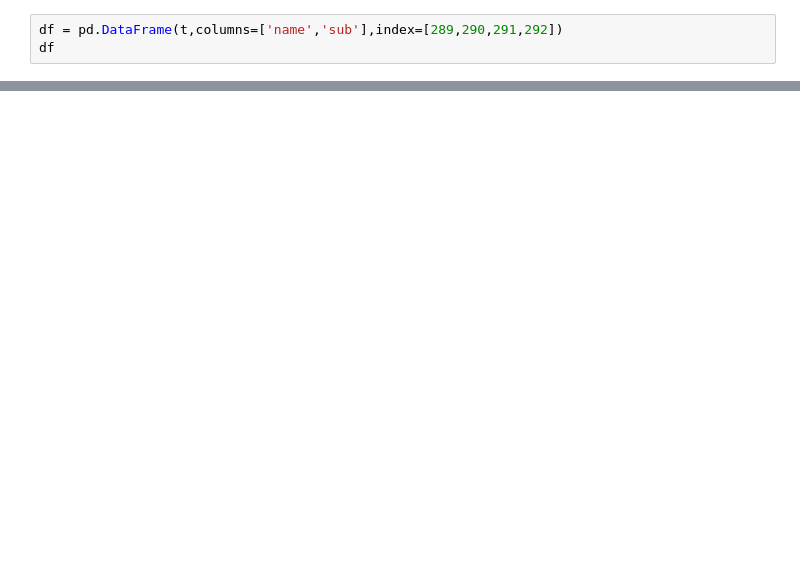
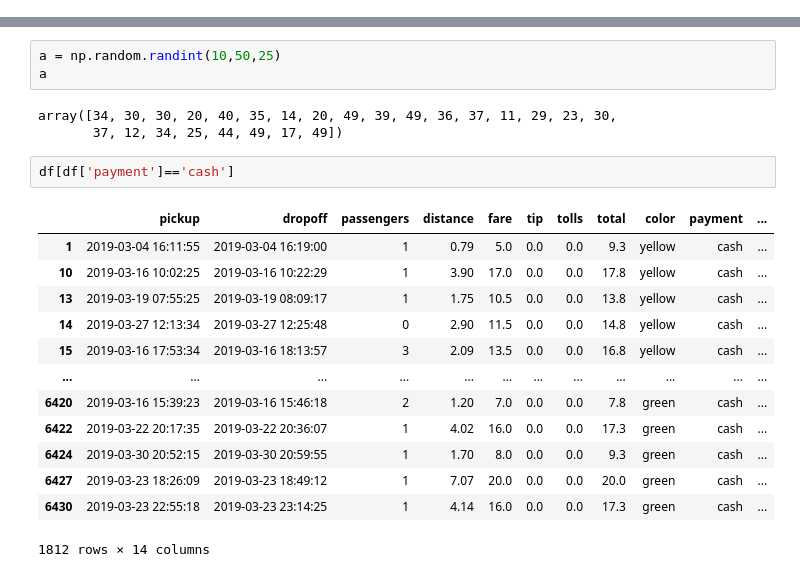
Before and after one commit to Rajeevkavala/Application-Development, a Jupyter notebook: Day-11.ipynb, the cells around one changed output, grey strips where cells are left out. Saved outputs shown, nothing was run; the diff lists cells and outputs as text; blank space fills up the shorter version.

```diff
--- a/Day-11.ipynb
+++ b/Day-11.ipynb
@@ -149,3 +77,0 @@ pd.DataFrame(t)
-# %%
-df = pd.DataFrame(t,columns=['name','sub'],index=[289,290,291,292])
-df
@@ -201,0 +238,22 @@ df['sub'].max()
+# %%
+a = np.random.randint(10,50,25)
+a
+# %% [output]
+array([34, 30, 30, 20, 40, 35, 14, 20, 49, 39, 49, 36, 37, 11, 29, 23, 30,
+       37, 12, 34, 25, 44, 49, 17, 49])
+# %%
+df[df['payment']=='cash']
+# %% [output]
+|  | pickup | dropoff | passengers | distance | fare | tip | tolls | total | color | payment | ... |
+| 1 | 2019-03-04 16:11:55 | 2019-03-04 16:19:00 | 1 | 0.79 | 5.0 | 0.0 | 0.0 | 9.3 | yellow | cash | ... |
+| 10 | 2019-03-16 10:02:25 | 2019-03-16 10:22:29 | 1 | 3.90 | 17.0 | 0.0 | 0.0 | 17.8 | yellow | cash | ... |
+| 13 | 2019-03-19 07:55:25 | 2019-03-19 08:09:17 | 1 | 1.75 | 10.5 | 0.0 | 0.0 | 13.8 | yellow | cash | ... |
+| 14 | 2019-03-27 12:13:34 | 2019-03-27 12:25:48 | 0 | 2.90 | 11.5 | 0.0 | 0.0 | 14.8 | yellow | cash | ... |
+| 15 | 2019-03-16 17:53:34 | 2019-03-16 18:13:57 | 3 | 2.09 | 13.5 | 0.0 | 0.0 | 16.8 | yellow | cash | ... |
+| ... | ... | ... | ... | ... | ... | ... | ... | ... | ... | ... | ... |
+| 6420 | 2019-03-16 15:39:23 | 2019-03-16 15:46:18 | 2 | 1.20 | 7.0 | 0.0 | 0.0 | 7.8 | green | cash | ... |
+| 6422 | 2019-03-22 20:17:35 | 2019-03-22 20:36:07 | 1 | 4.02 | 16.0 | 0.0 | 0.0 | 17.3 | green | cash | ... |
+| 6424 | 2019-03-30 20:52:15 | 2019-03-30 20:59:55 | 1 | 1.70 | 8.0 | 0.0 | 0.0 | 9.3 | green | cash | ... |
+| 6427 | 2019-03-23 18:26:09 | 2019-03-23 18:49:12 | 1 | 7.07 | 20.0 | 0.0 | 0.0 | 20.0 | green | cash | ... |
+| 6430 | 2019-03-23 22:55:18 | 2019-03-23 23:14:25 | 1 | 4.14 | 16.0 | 0.0 | 0.0 | 17.3 | green | cash | ... |
+1812 rows × 14 columns
```
Also changed, not shown: parts of 58 cells of this notebook.
